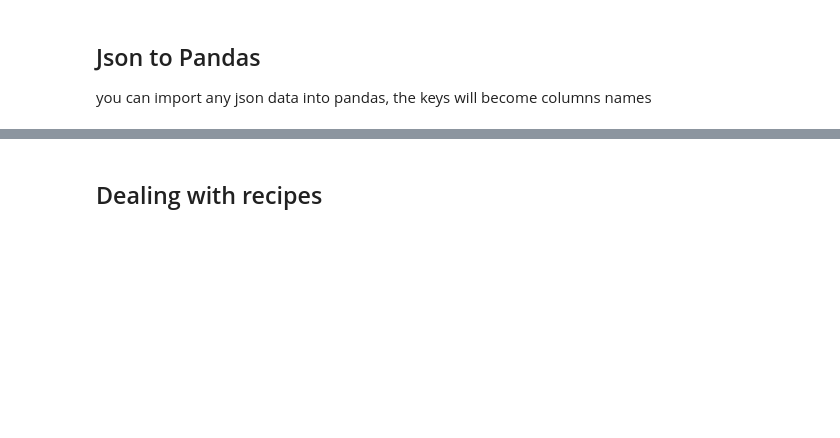
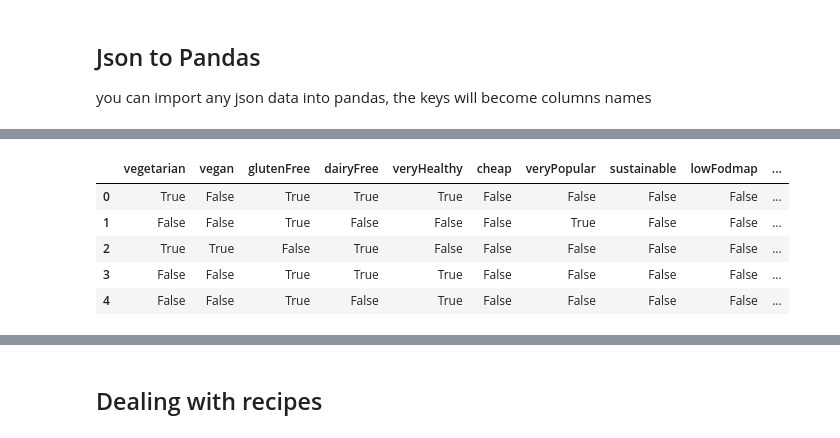
Before and after one commit to Maryem6/ETL-Python-PostgreSQL, a Jupyter notebook: ETLpythonproject.ipynb, the cells around one changed output, grey strips where cells are left out. Cells and saved outputs as stored; diff of their text form; code cells hidden in the pictures; blank space fills up the shorter version.

```diff
--- a/ETLpythonproject.ipynb
+++ b/ETLpythonproject.ipynb
@@ -206,0 +249,12 @@ memory usage: 23.7+ KB
+# %%
+# Show all columns
+pd.set_option('display.max_columns', None)
+# Display the first few rows of the DataFrame to verify its structure
+df.head()
+# %% [output]
+|  | vegetarian | vegan | glutenFree | dairyFree | veryHealthy | cheap | veryPopular | sustainable | lowFodmap | ... |
+| 0 | True | False | True | True | True | False | False | False | False | ... |
+| 1 | False | False | True | False | False | False | True | False | False | ... |
+| 2 | True | True | False | True | False | False | False | False | False | ... |
+| 3 | False | False | True | True | True | False | False | False | False | ... |
+| 4 | False | False | True | False | True | False | False | False | False | ... |
```
Also changed, not shown: parts of 53 cells of this notebook.
